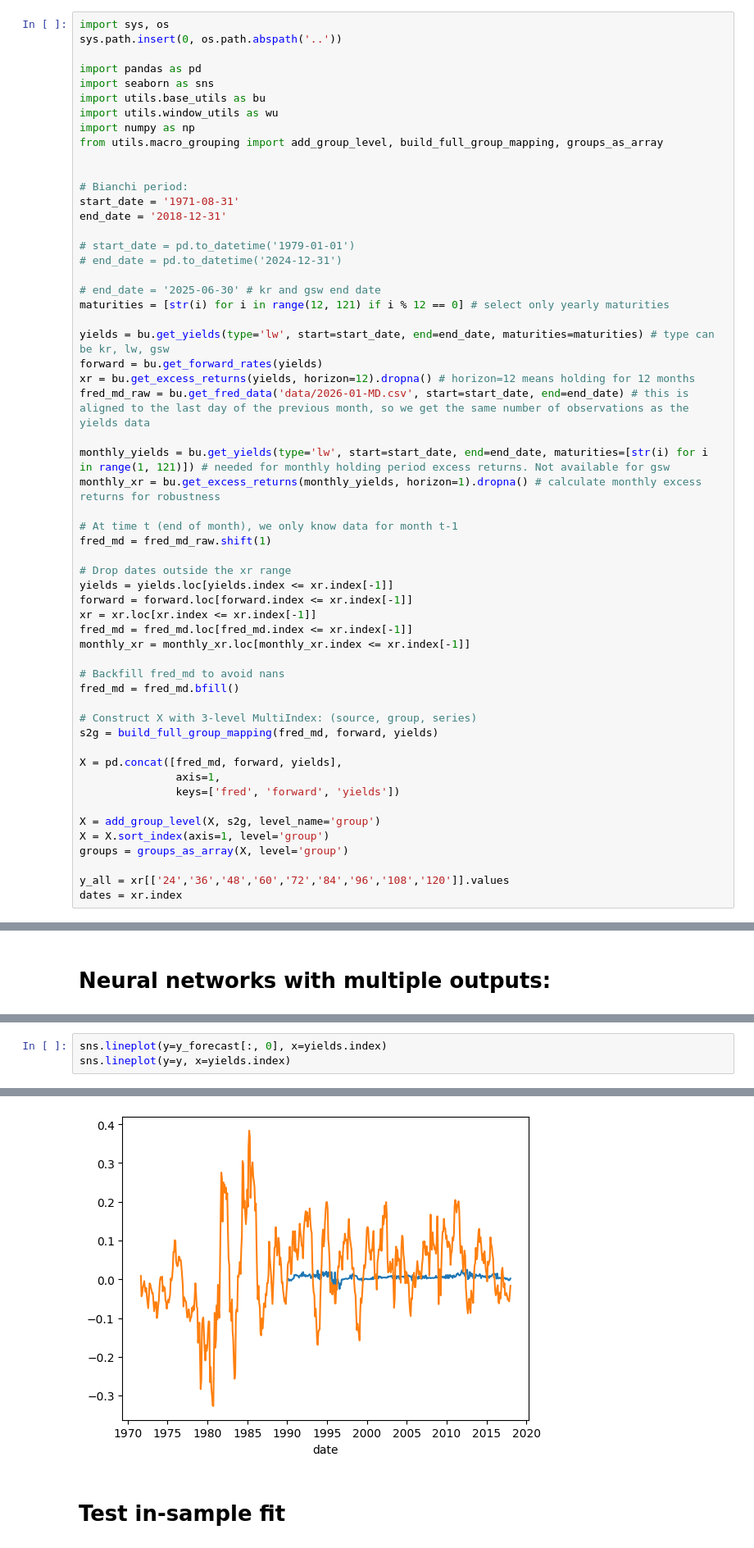
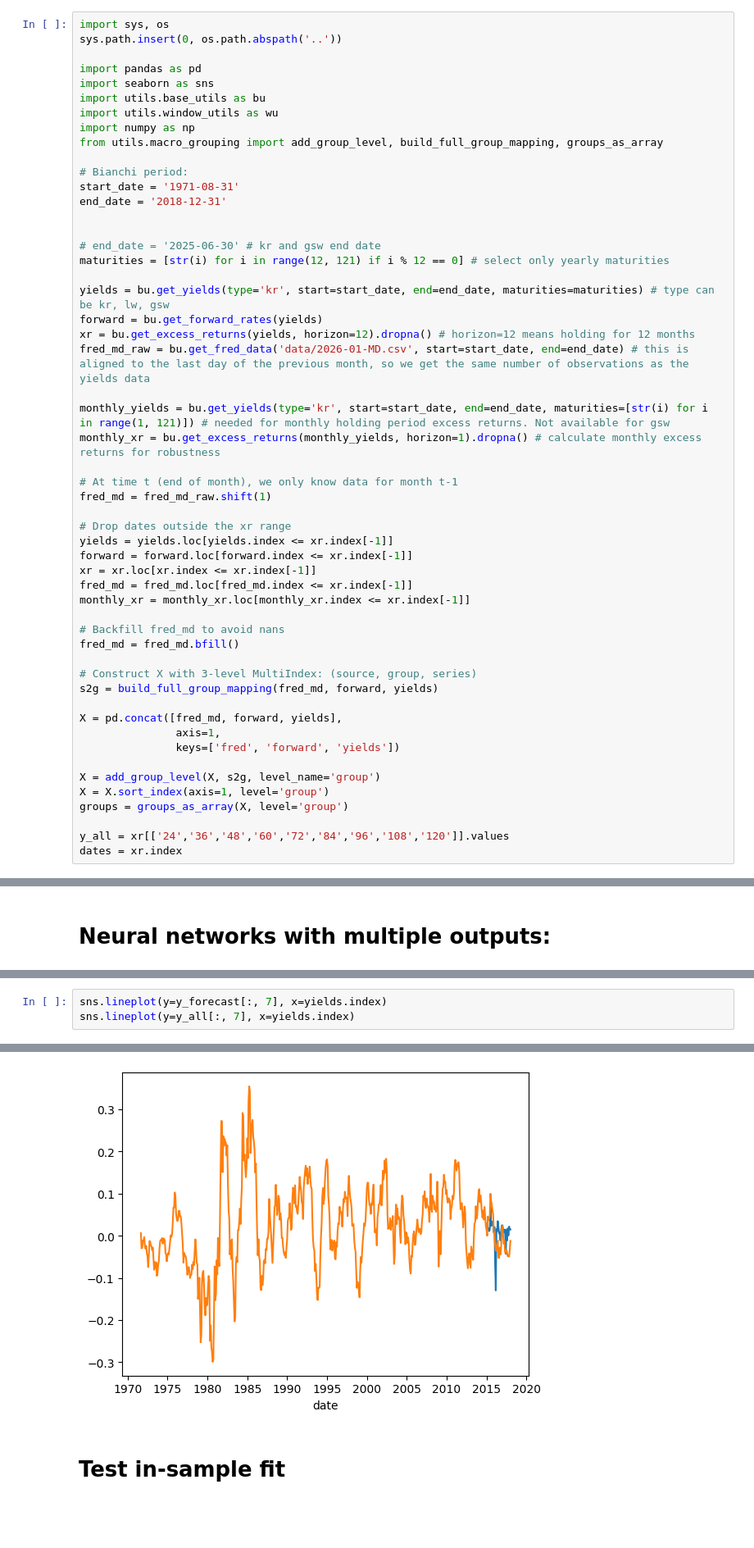
Before and after one commit to myliusen/TIO4900-Replication, a Jupyter notebook: notebooks/init.ipynb, the cells around one changed output, grey strips where cells are left out. Shown at 82% size. Cells and saved outputs as stored; diff of their text form; blank space fills up the shorter version.

```diff
--- a/notebooks/init.ipynb
+++ b/notebooks/init.ipynb
@@ -11,23 +11,20 @@ import utils.window_utils as wu
 import numpy as np
 from utils.macro_grouping import add_group_level, build_full_group_mapping, groups_as_array
 
-
 # Bianchi period:
 start_date = '1971-08-31'
 end_date = '2018-12-31'
 
-# start_date = pd.to_datetime('1979-01-01')
-# end_date = pd.to_datetime('2024-12-31')
 
 # end_date = '2025-06-30' # kr and gsw end date
 maturities = [str(i) for i in range(12, 121) if i % 12 == 0] # select only yearly maturities
 
-yields = bu.get_yields(type='lw', start=start_date, end=end_date, maturities=maturities) # type can be kr, lw, gsw
+yields = bu.get_yields(type='kr', start=start_date, end=end_date, maturities=maturities) # type can be kr, lw, gsw
 forward = bu.get_forward_rates(yields)
 xr = bu.get_excess_returns(yields, horizon=12).dropna() # horizon=12 means holding for 12 months
 fred_md_raw = bu.get_fred_data('data/2026-01-MD.csv', start=start_date, end=end_date) # this is aligned to the last day of the previous month, so we get the same number of observations as the yields data
 
-monthly_yields = bu.get_yields(type='lw', start=start_date, end=end_date, maturities=[str(i) for i in range(1, 121)]) # needed for monthly holding period excess returns. Not available for gsw
+monthly_yields = bu.get_yields(type='kr', start=start_date, end=end_date, maturities=[str(i) for i in range(1, 121)]) # needed for monthly holding period excess returns. Not available for gsw
 monthly_xr = bu.get_excess_returns(monthly_yields, horizon=1).dropna() # calculate monthly excess returns for robustness
 
 # At time t (end of month), we only know data for month t-1
@@ -174,9 +240,9 @@ Running SimpleANN...
 # %%
-sns.lineplot(y=y_forecast[:, 0], x=yields.index)
-sns.lineplot(y=y, x=yields.index)
+sns.lineplot(y=y_forecast[:, 7], x=yields.index)
+sns.lineplot(y=y_all[:, 7], x=yields.index)
 # %% [output]
 <Axes: xlabel='date'>
-[figure, old version]
+[figure, new version]
 # %% [markdown]
 # Test in-sample fit
 # %%
```
Also changed, not shown: parts of 7 cells of this notebook, 6 other files.
